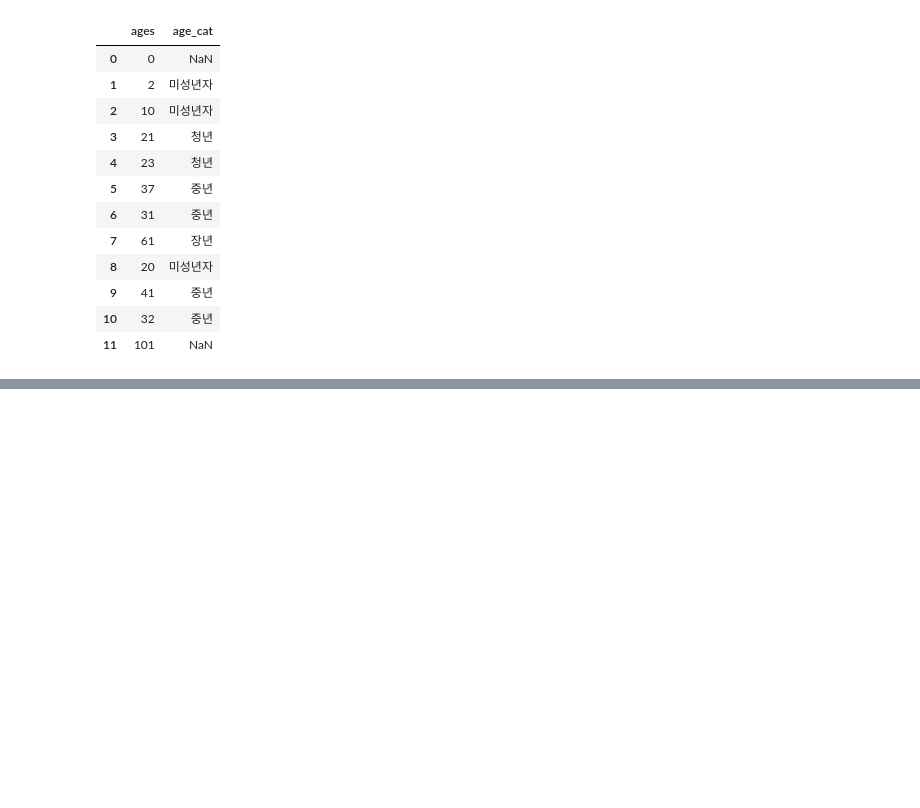
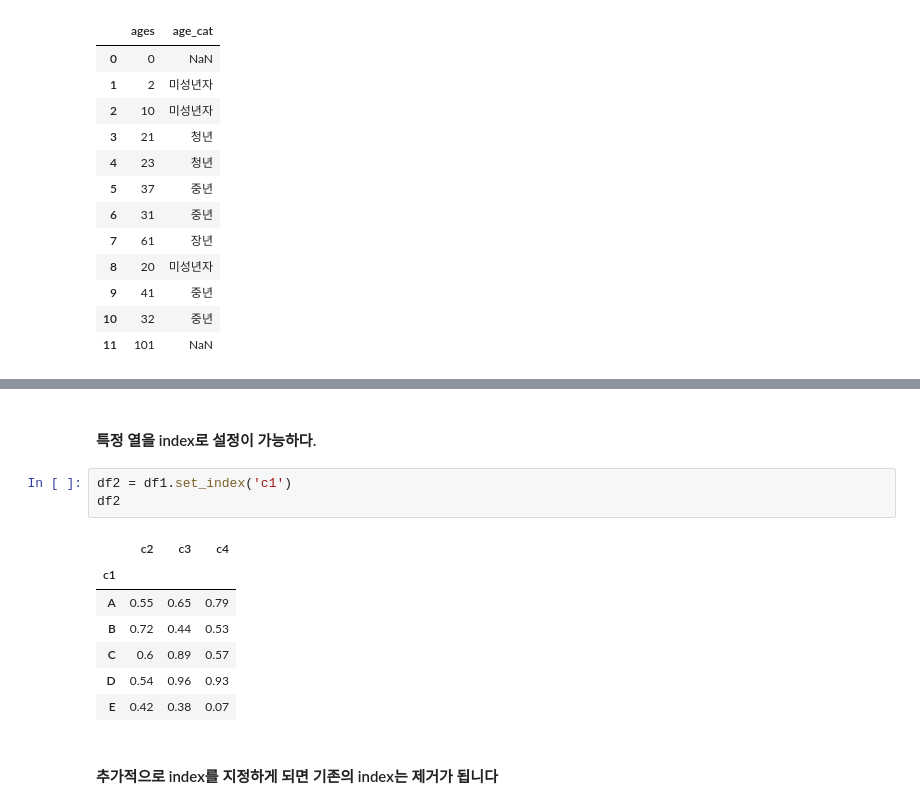
Before and after one commit to chungSungMin/AI_Study, a Jupyter notebook: Pandas/DataFrame.ipynb, the cells around one changed output, grey strips where cells are left out. Cells and saved outputs as stored; diff of their text form; blank space fills up the shorter version.

```diff
--- a/Pandas/DataFrame.ipynb
+++ b/Pandas/DataFrame.ipynb
@@ -551,0 +568,15 @@ df4
+# %% [markdown]
+#### 특정 열을 index로 설정이 가능하다.
+# %%
+df2 = df1.set_index('c1')
+df2
+# %% [output]
+|  | c2 | c3 | c4 |
+| c1 |  |  |  |
+| A | 0.55 | 0.65 | 0.79 |
+| B | 0.72 | 0.44 | 0.53 |
+| C | 0.6 | 0.89 | 0.57 |
+| D | 0.54 | 0.96 | 0.93 |
+| E | 0.42 | 0.38 | 0.07 |
+# %% [markdown]
+#### 추가적으로 index를 지정하게 되면 기존의 index는 제거가 됩니다
```
Also changed, not shown: parts of 31 cells of this notebook, 10 other files.
